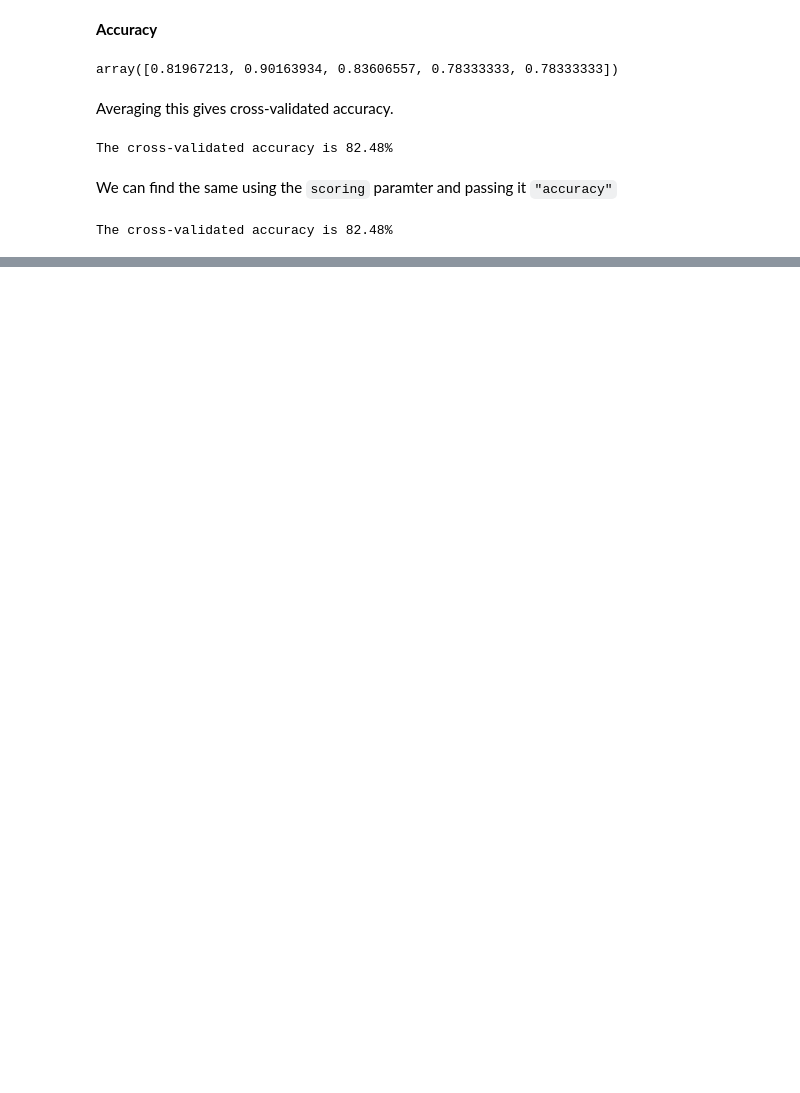
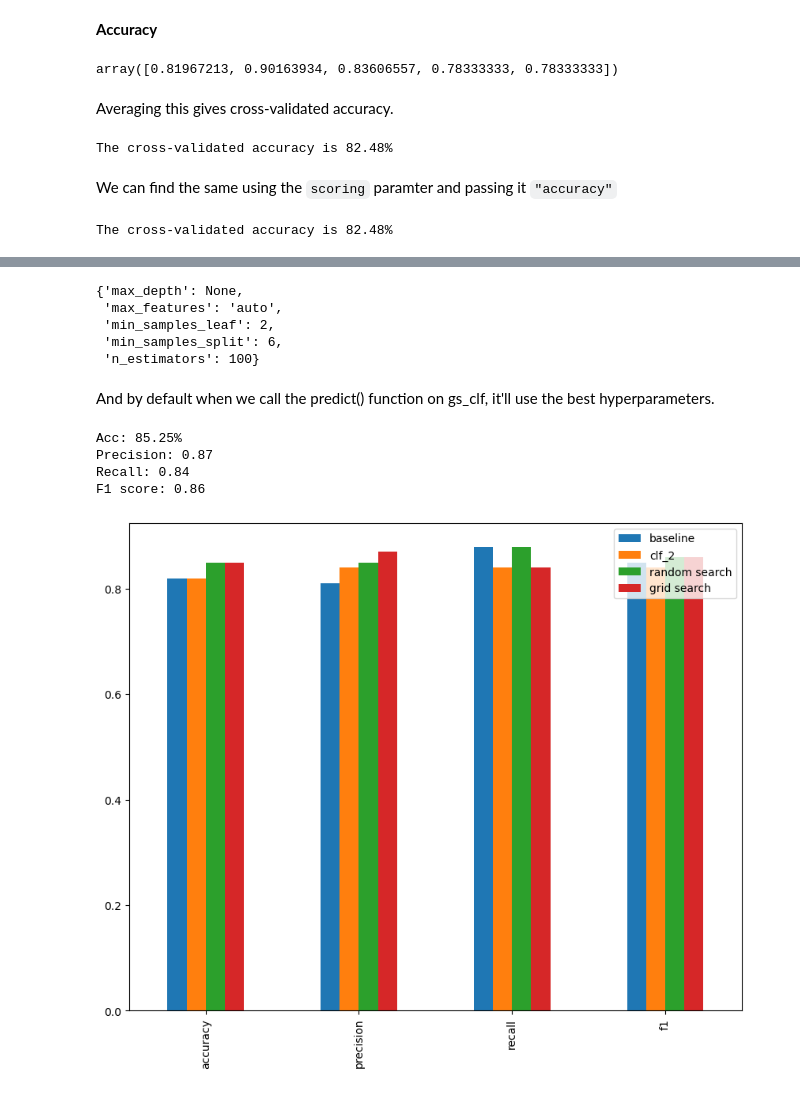
Before and after one commit to kunalprakash1309/Basic-machine-learning, a Jupyter notebook: 04-scikit/introduction-to-scikit-learn.ipynb, the cells around one changed output, grey strips where cells are left out. Drawn from its saved outputs; the diff is of its cells as text; code cells hidden in the pictures; blank space fills up the shorter version.

Commit message:
Hyperparameter tuning

```diff
--- a/04-scikit/introduction-to-scikit-learn.ipynb
+++ b/04-scikit/introduction-to-scikit-learn.ipynb
@@ -1377,0 +1668,31 @@ MSE: 0.2534678520824551
+# %%
+# This grid takes less time
+grid_2 = {'n_estimators': [100, 200, 500],
+          'max_depth': [None],
+          'max_features': ['auto', 'sqrt'],
+          'min_samples_split': [6],
+          'min_samples_leaf': [1, 2]}
+# %%
+%%time
+from sklearn.model_selection import GridSearchCV, train_test_split
+
+np.random.seed(42)
+
+# Split into X & y
+X = heart_disease.drop("target", axis=1)
+y = heart_disease["target"]
+
+# Split into train and test sets
+X_train, X_test, y_train, y_test = train_test_split(X, y, test_size=0.2)
+
+# Set n_jobs to -1 to use all cores (NOTE: n_jobs=-1 is broken as of 8 Dec 2019, using n_jobs=1 works)
+clf = RandomForestClassifier(n_jobs=-1)
+
+# Setup GridSearchCV
+gs_clf = GridSearchCV(estimator=clf,
+                      param_grid=grid_2,
+                      cv=5, # 5-fold cross-validation
+                      verbose=2) # print out progress
+
+# Fit the RandomizedSearchCV version of clf
+gs_clf.fit(X_train, y_train);
@@ -1377,0 +1713,30 @@ MSE: 0.2534678520824551
+# %%
+# Check the best hyperparameters found with GridSearchCV
+gs_clf.best_params_
+# %% [output]
+{'max_depth': None,
+ 'max_features': 'auto',
+ 'min_samples_leaf': 2,
+ 'min_samples_split': 6,
+ 'n_estimators': 100}
+# %% [markdown]
+And by default when we call the predict() function on gs_clf, it'll use the best hyperparameters.
+# %%
+# Max predictions with the GridSearchCV classifier
+gs_y_preds = gs_clf.predict(X_test)
+
+# Evaluate the predictions
+gs_metrics = evaluate_preds(y_test, gs_y_preds)
+# %% [output]
+Acc: 85.25%
+Precision: 0.87
+Recall: 0.84
+F1 score: 0.86
+# %%
+compare_metrics = pd.DataFrame({"baseline": baseline_metrics,
+                                "clf_2": clf_2_metrics,
+                                "random search": rs_metrics,
+                                "grid search": gs_metrics})
+compare_metrics.plot.bar(figsize=(10, 8));
+# %% [output]
+[figure, added]
```
Also changed, not shown: parts of 62 cells of this notebook.
